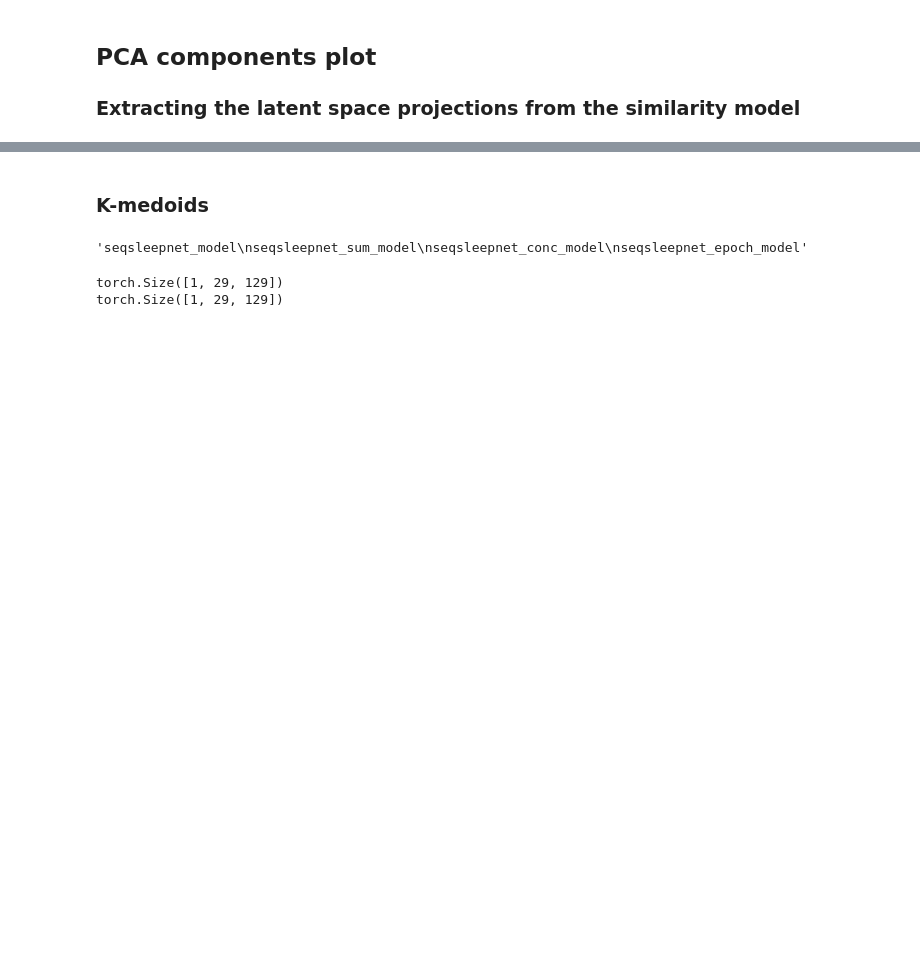
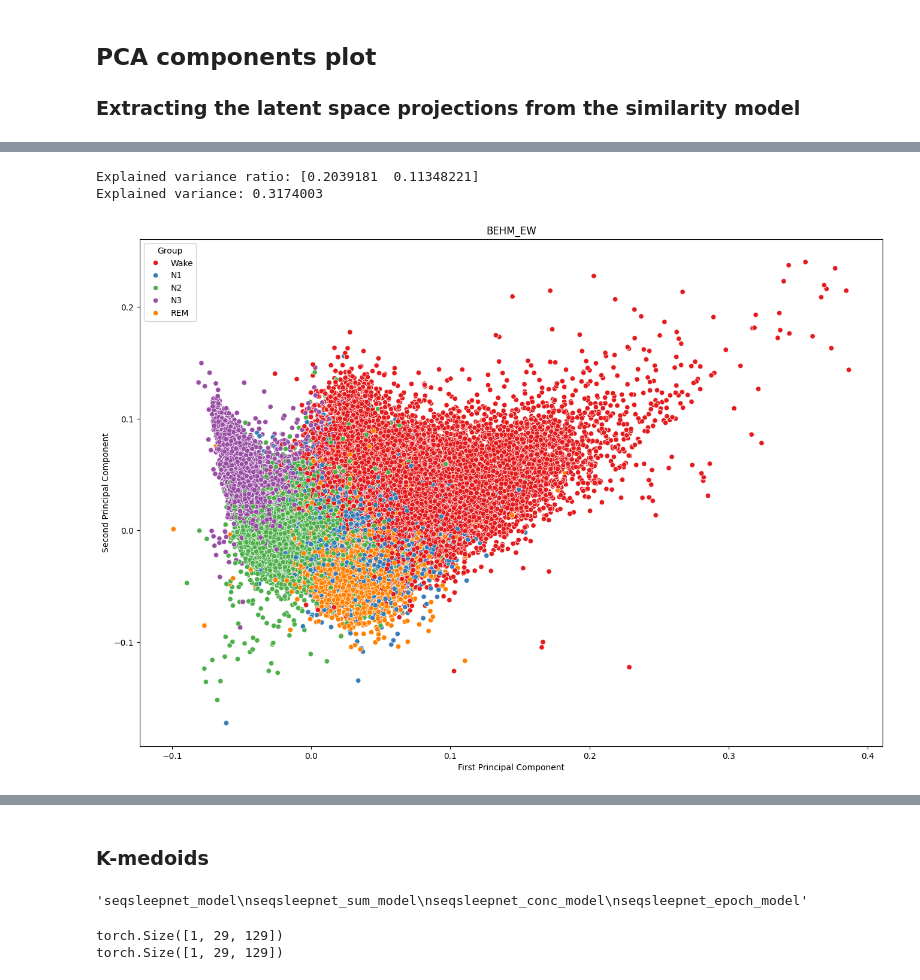
Before and after one commit to EmanueleTinghi/physioex, a Jupyter notebook: examples/latent_space_visualization.ipynb, the cells around one changed output, grey strips where cells are left out. Saved outputs shown, nothing was run; the diff lists cells and outputs as text; code cells hidden in the pictures; blank space fills up the shorter version.

```diff
--- a/examples/latent_space_visualization.ipynb
+++ b/examples/latent_space_visualization.ipynb
@@ -188,3 +230,11 @@ print(len(datamodule.dataset[0]))
 print(len(datamodule.dataset[0][0]))
 print(datamodule.dataset[0][0][1].shape)
 print(datamodule.dataset[2359][1])
+
+'''class_count = [0, 0, 0, 0, 0]
+for i in range(0, len(datamodule.dataset)):
+    for j in range(0, len(datamodule.dataset[i][1])):
+        class_count[datamodule.dataset[i][1][j]] += 1
+
+    if(i%1000 == 0):
+        print(i)'''
@@ -268,3 +336,44 @@ preds_snn = np.argmax(y_train_pred, axis=1)
+# %%
+# Increase the number of components to see the variance in other components
+pca = PCA(n_components=2)  # Adjust the number of components as needed
+true_indx = [True for i in range(len(y_train_true))]
+# Fourth PCA transformation
+principal_components = pca.fit_transform(train_projections[true_indx, :])
+true_positive = y_train_true[true_indx]
+explained_variance = pca.explained_variance_ratio_
+
+df_ssn = pd.DataFrame(
+    {
+        "First Principal Component": principal_components[:, 0],
+        "Second Principal Component": principal_components[:, 1],
+        "Group": true_positive,
+    }
+)
+print("Explained variance ratio:", explained_variance)
+print("Explained variance:", explained_variance.sum())
+
+classes = {0:"Wake", 1:"N1", 2:"N2", 3:"N3", 4:"REM"}
+df_ssn["Group"] = df_ssn["Group"].map(classes)
+
+fig, axes = plt.subplots(1, 1, figsize=(16, 11))
+classes=["Wake", "N1", "N2", "N3", "REM"]
+
+# Utilizza seaborn.scatterplot
+sns.scatterplot(
+    data=df_ssn[(df_ssn["First Principal Component"] >= -0.4)&(df_ssn["First Principal Component"] <= 0.4)],
+    x="First Principal Component",
+    y="Second Principal Component",
+    hue="Group",
+    hue_order=classes,
+    palette="Set1",
+).set(title="BEHM_EW")
+
+plt.show()
+plt.close()
+# %% [output]
+Explained variance ratio: [0.2039181  0.11348221]
+Explained variance: 0.3174003
+[figure, added]
 # %%
 train_projections_ssn, y_train_true_ssn, y_train_pred_ssn = compute_projections(
     seqsleepnet_model, datamodule, contr=False
```
Also changed, not shown: parts of 18 cells of this notebook, 6 other files.
